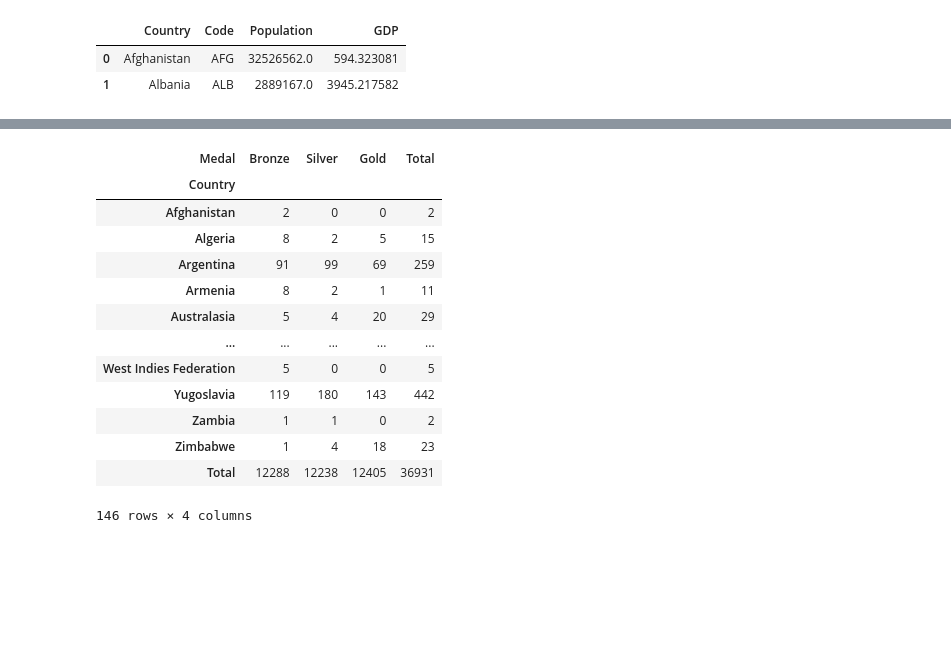
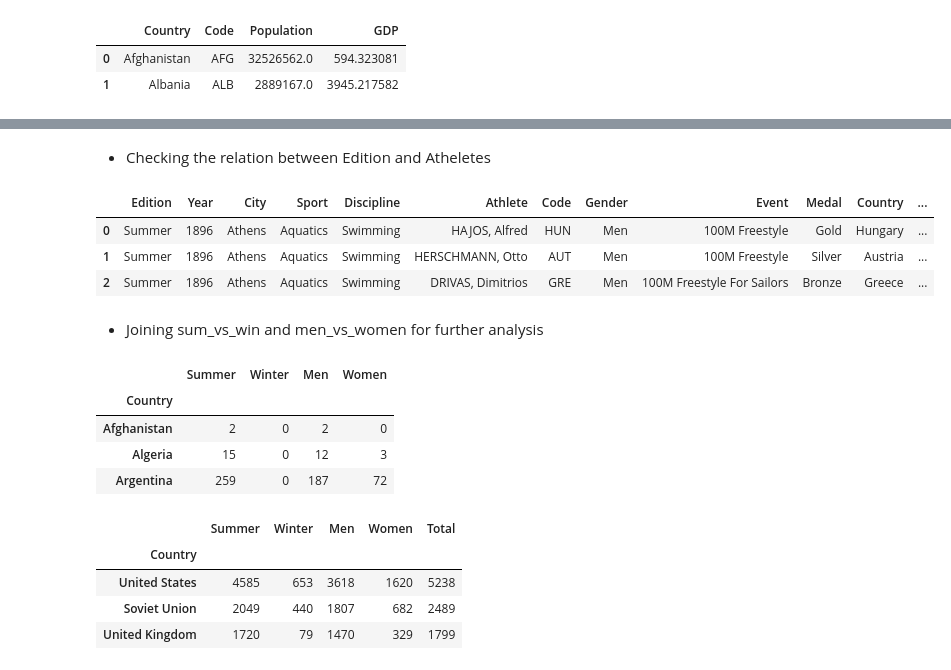
Before and after one commit to kevalsakhiya/pandas-Data-Science, a Jupyter notebook: olympic_analysis/olympic_analysis.ipynb, the cells around one changed output, grey strips where cells are left out. Saved outputs shown, nothing was run; the diff lists cells and outputs as text; code cells hidden in the pictures; blank space fills up the shorter version.

Commit message:
men vs women

```diff
--- a/olympic_analysis/olympic_analysis.ipynb
+++ b/olympic_analysis/olympic_analysis.ipynb
@@ -377,18 +437,11 @@ dic.head(2)
+# %% [markdown]
+* Checking the relation between Edition and Atheletes
+# %%
+olympics.head(3)
+# %% [output]
+|  | Edition | Year | City | Sport | Discipline | Athlete | Code | Gender | Event | Medal | Country | ... |
+| 0 | Summer | 1896 | Athens | Aquatics | Swimming | HAJOS, Alfred | HUN | Men | 100M Freestyle | Gold | Hungary | ... |
+| 1 | Summer | 1896 | Athens | Aquatics | Swimming | HERSCHMANN, Otto | AUT | Men | 100M Freestyle | Silver | Austria | ... |
+| 2 | Summer | 1896 | Athens | Aquatics | Swimming | DRIVAS, Dimitrios | GRE | Men | 100M Freestyle For Sailors | Bronze | Greece | ... |
 # %%
-medals_per_country = pd.crosstab(index=olympics.Country, columns=olympics.Medal,
-                                 margins=True, margins_name="Total")
+sum_vs_win = pd.crosstab(olympics.Country, olympics.Edition)
-# %% [output]
-| Medal | Bronze | Silver | Gold | Total |
-| Country |  |  |  |  |
-| Afghanistan | 2 | 0 | 0 | 2 |
-| Algeria | 8 | 2 | 5 | 15 |
-| Argentina | 91 | 99 | 69 | 259 |
-| Armenia | 8 | 2 | 1 | 11 |
-| Australasia | 5 | 4 | 20 | 29 |
-| ... | ... | ... | ... | ... |
-| West Indies Federation | 5 | 0 | 0 | 5 |
-| Yugoslavia | 119 | 180 | 143 | 442 |
-| Zambia | 1 | 1 | 0 | 2 |
-| Zimbabwe | 1 | 4 | 18 | 23 |
-| Total | 12288 | 12238 | 12405 | 36931 |
-146 rows × 4 columns
@@ -394,0 +450,2 @@ medals_per_country = pd.crosstab(index=olympics.Country, columns=olympics.Medal,
+# %% [markdown]
+* Joining sum_vs_win and men_vs_women for further analysis
@@ -394,0 +454,8 @@ medals_per_country = pd.crosstab(index=olympics.Country, columns=olympics.Medal,
+# %%
+medals_by_category.head(3)
+# %% [output]
+|  | Summer | Winter | Men | Women |
+| Country |  |  |  |  |
+| Afghanistan | 2 | 0 | 2 | 0 |
+| Algeria | 15 | 0 | 12 | 3 |
+| Argentina | 259 | 0 | 187 | 72 |
@@ -394,0 +466,8 @@ medals_per_country = pd.crosstab(index=olympics.Country, columns=olympics.Medal,
+# %%
+medals_by_category.head(3)
+# %% [output]
+|  | Summer | Winter | Men | Women | Total |
+| Country |  |  |  |  |  |
+| United States | 4585 | 653 | 3618 | 1620 | 5238 |
+| Soviet Union | 2049 | 440 | 1807 | 682 | 2489 |
+| United Kingdom | 1720 | 79 | 1470 | 329 | 1799 |
```
Also changed, not shown: parts of 28 cells of this notebook.
